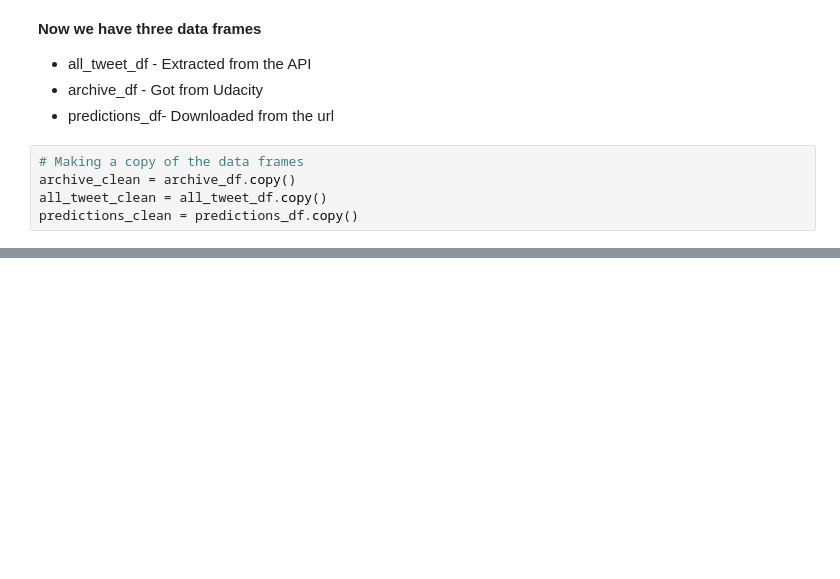
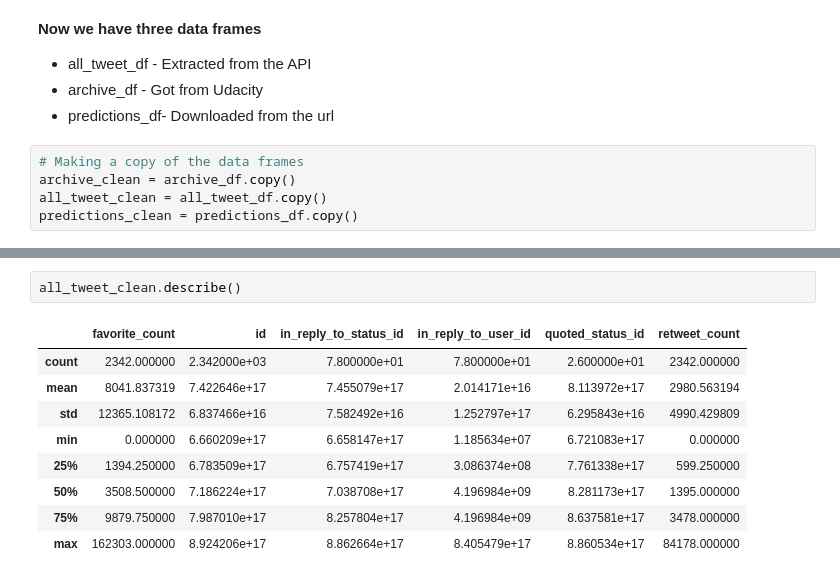
Before and after one commit to rohit-yadav/we_rate_dogs, a Jupyter notebook: we_rate_dogs.ipynb, the cells around one changed output, grey strips where cells are left out. Cells and saved outputs as stored; diff of their text form; blank space fills up the shorter version.

```diff
--- a/we_rate_dogs.ipynb
+++ b/we_rate_dogs.ipynb
@@ -149,0 +250,12 @@ predictions_clean = predictions_df.copy()
+# %%
+all_tweet_clean.describe()
+# %% [output]
+|  | favorite_count | id | in_reply_to_status_id | in_reply_to_user_id | quoted_status_id | retweet_count |
+| count | 2342.000000 | 2.342000e+03 | 7.800000e+01 | 7.800000e+01 | 2.600000e+01 | 2342.000000 |
+| mean | 8041.837319 | 7.422646e+17 | 7.455079e+17 | 2.014171e+16 | 8.113972e+17 | 2980.563194 |
+| std | 12365.108172 | 6.837466e+16 | 7.582492e+16 | 1.252797e+17 | 6.295843e+16 | 4990.429809 |
+| min | 0.000000 | 6.660209e+17 | 6.658147e+17 | 1.185634e+07 | 6.721083e+17 | 0.000000 |
+| 25% | 1394.250000 | 6.783509e+17 | 6.757419e+17 | 3.086374e+08 | 7.761338e+17 | 599.250000 |
+| 50% | 3508.500000 | 7.186224e+17 | 7.038708e+17 | 4.196984e+09 | 8.281173e+17 | 1395.000000 |
+| 75% | 9879.750000 | 7.987010e+17 | 8.257804e+17 | 4.196984e+09 | 8.637581e+17 | 3478.000000 |
+| max | 162303.000000 | 8.924206e+17 | 8.862664e+17 | 8.405479e+17 | 8.860534e+17 | 84178.000000 |
```
Also changed, not shown: parts of 15 cells of this notebook, 2 other files.
